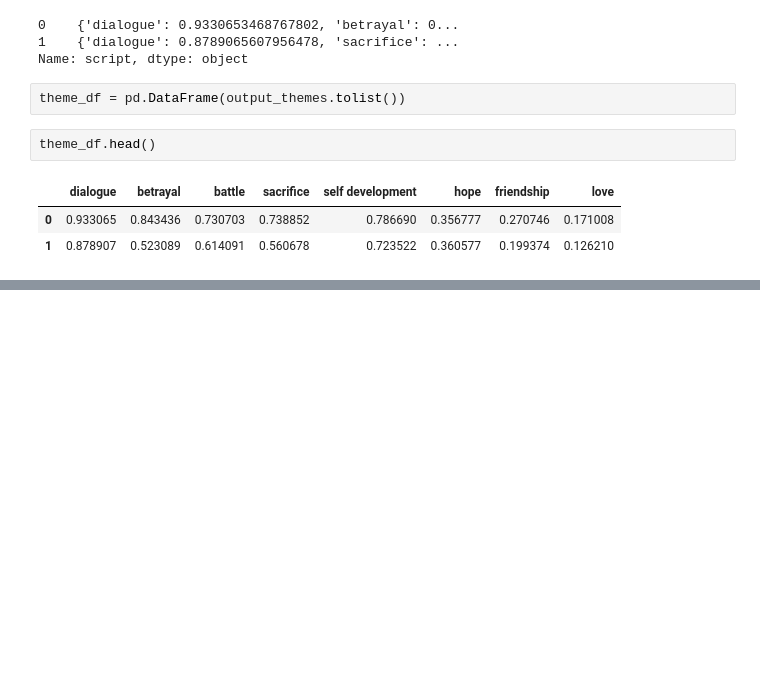
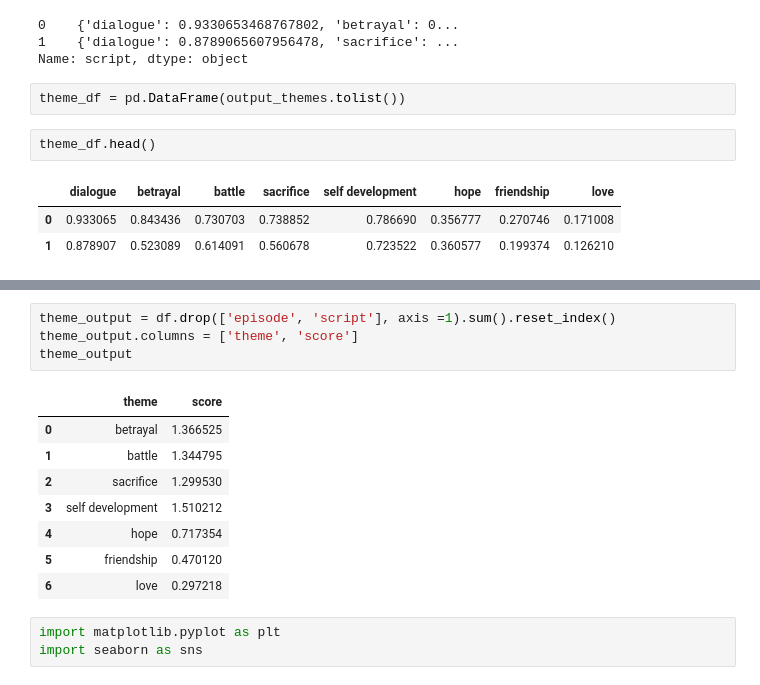
Before and after one commit to athendd/TV-Analysis-main, a Jupyter notebook: theme_classifier/theme_classification_development.ipynb, the cells around one changed output, grey strips where cells are left out. Saved outputs shown, nothing was run; the diff lists cells and outputs as text; blank space fills up the shorter version.

```diff
--- a/theme_classifier/theme_classification_development.ipynb
+++ b/theme_classifier/theme_classification_development.ipynb
@@ -259,0 +266,16 @@ df
+# %%
+theme_output = df.drop(['episode', 'script'], axis =1).sum().reset_index()
+theme_output.columns = ['theme', 'score']
+theme_output
+# %% [output]
+|  | theme | score |
+| 0 | betrayal | 1.366525 |
+| 1 | battle | 1.344795 |
+| 2 | sacrifice | 1.299530 |
+| 3 | self development | 1.510212 |
+| 4 | hope | 0.717354 |
+| 5 | friendship | 0.470120 |
+| 6 | love | 0.297218 |
+# %%
+import matplotlib.pyplot as plt
+import seaborn as sns
```
Also changed, not shown: parts of 5 cells of this notebook, 5 other files.
